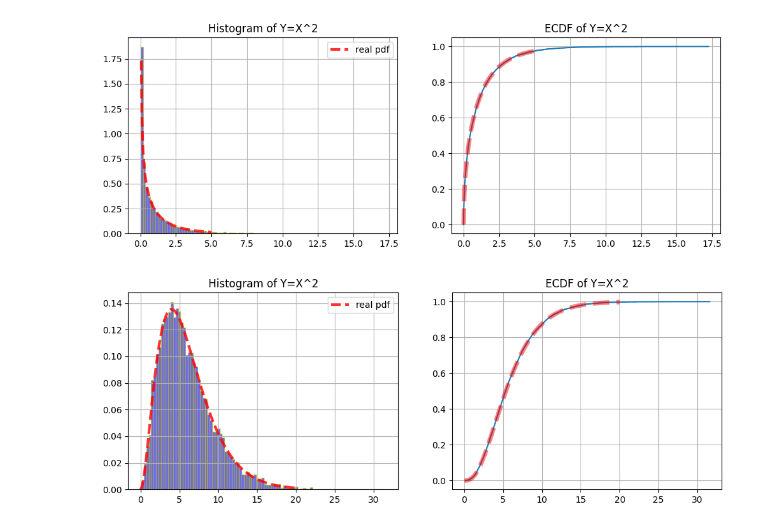
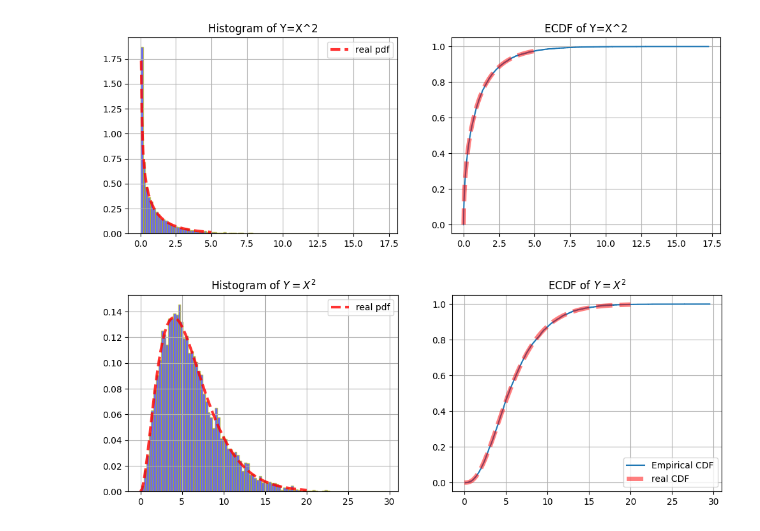
Before and after one commit to ntpuccw/InClassCoding, a Jupyter notebook: gar0924.ipynb, the cells around one changed output. Saved outputs shown, nothing was run; the diff lists cells and outputs as text; code cells hidden in the pictures.

```diff
--- a/gar0924.ipynb
+++ b/gar0924.ipynb
@@ -104,32 +104,33 @@ plt.show()
 # %%
 # Y = chi2(2) + chi2(4) = chi2(6)
 n =10000
 x1 = stats.chi2.rvs(df = 2, size = n)
 x2 = stats.chi2.rvs(df = 4, size = n)
 y = x1 + x2
 # --- IGNORE ---
 fig, ax = plt.subplots(1, 2, figsize = (12, 4))
 ax[0].hist(y, bins = 100, density = True, alpha = 0.6,\
               color = 'b', edgecolor = 'y', linewidth = 1)
 # draw the real pdf
 xx= np.linspace(0, 20, 100)
 yy = stats.chi2.pdf(xx, df = 6)
 ax[0].plot(xx, yy, color = 'r', linestyle = '--', \
             linewidth = 3, alpha = 0.8, label = 'real pdf')
 ax[0].legend()
-ax[0].set_title('Histogram of Y=X^2')
+ax[0].set_title('Histogram of $Y=X^2$')
 ax[0].grid(True)
 # Emperical CDF
 y_sorted = np.sort(y)
 Y = np.arange(1, n+1) / n
 
 ax[1].plot(y_sorted, Y, drawstyle = 'steps-pre', label = 'Empirical CDF')
 Y_ = stats.chi2.cdf(xx, df = 6)
 ax[1].plot(xx, Y_, color = 'r', linestyle = '--',
     linewidth = 5, alpha = 0.5, label = 'real CDF')
 # ax[1].boxplot(y, notch = True, vert = True, labels = ['Y'])
 ax[1].grid(True)
-ax[1].set_title('ECDF of Y=X^2')
+ax[1].legend()
+ax[1].set_title('ECDF of $Y=X^2$')
 plt.show()
 # %% [output]
-[figure, old version]
+[figure, new version]
```
